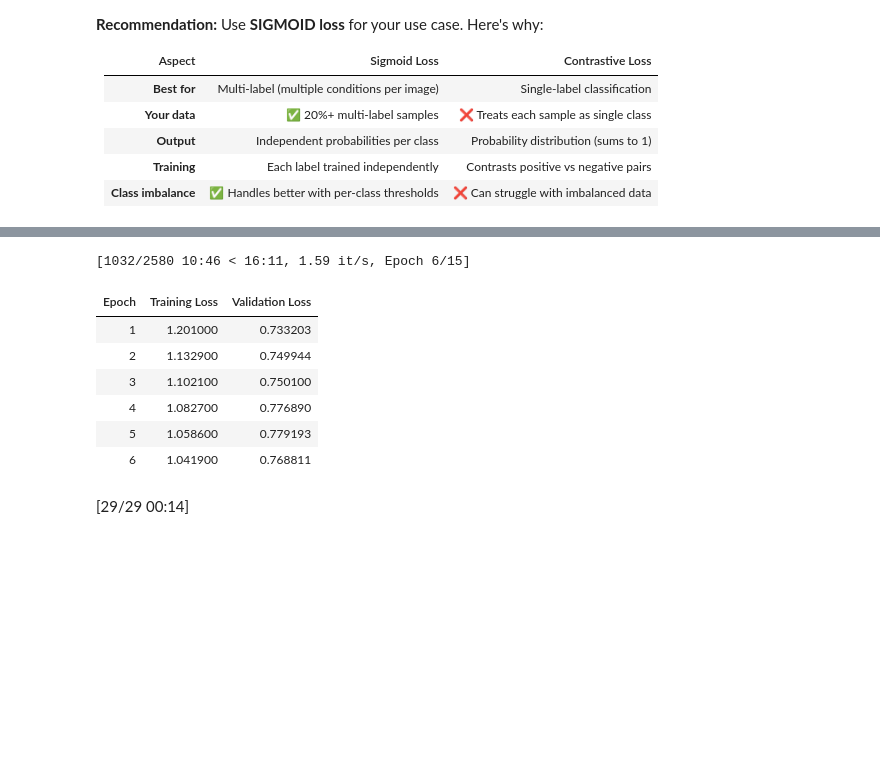
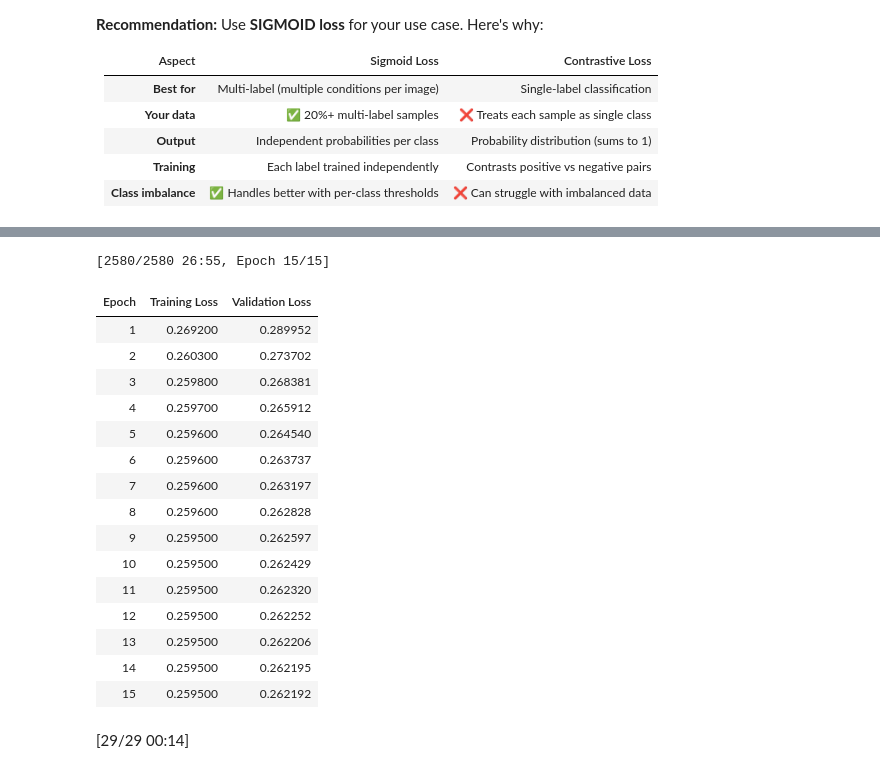
Before and after one commit to Vinooj/health-kiosk, a Jupyter notebook: train_siglip_lora_with_scin.ipynb, the cells around one changed output, grey strips where cells are left out. Saved outputs shown, nothing was run; the diff lists cells and outputs as text; code cells hidden in the pictures; blank space fills up the shorter version.

```diff
--- a/train_siglip_lora_with_scin.ipynb
+++ b/train_siglip_lora_with_scin.ipynb
@@ -1025,7 +1035,7 @@ training_args = TrainingArguments(
     weight_decay=config.weight_decay,
     warmup_steps=config.warmup_steps,
     lr_scheduler_type="cosine", # This is the "smart" scheduler.
-    fp16=config.fp16,
+    fp16=False, # config.fp16 (TEMPORARILY DISABLE MIXED PRECISION)
     eval_strategy="epoch",
     save_strategy="epoch",
     logging_steps=50,
@@ -1061,40 +1071,49 @@ trainer = SigLipTrainer(
     args=training_args,
     train_dataset=train_dataset,
     eval_dataset=val_dataset,
     callbacks=[early_stopping_callback],
     compute_metrics=compute_metrics,
 )
 
 
 print("\n" + "="*80)
 print("STARTING FINE-GRAINED TRAINING")
 print("="*80)
 print("Training with fine-grained condition labels...")
 print("Focus on discriminating between 66 specific conditions")
 print()
 
 train_result = trainer.train()
 
 print(f"\n✓ Training complete! Final loss: {train_result.training_loss:.4f}")
 
 # Evaluate
 test_results = trainer.evaluate(test_dataset)
 print(f"✓ Test loss: {test_results['eval_loss']:.4f}")
 
 # Save
 final_path = config.output_dir / 'final_model'
 trainer.save_model(str(final_path))
 processor.save_pretrained(str(final_path))
 print(f"✓ Model saved to: {final_path}")
 # %% [output]
-[1032/2580 10:46 < 16:11, 1.59 it/s, Epoch 6/15]
+[2580/2580 26:55, Epoch 15/15]
 | Epoch | Training Loss | Validation Loss |
-| 1 | 1.201000 | 0.733203 |
-| 2 | 1.132900 | 0.749944 |
-| 3 | 1.102100 | 0.750100 |
-| 4 | 1.082700 | 0.776890 |
-| 5 | 1.058600 | 0.779193 |
-| 6 | 1.041900 | 0.768811 |
+| 1 | 0.269200 | 0.289952 |
+| 2 | 0.260300 | 0.273702 |
+| 3 | 0.259800 | 0.268381 |
+| 4 | 0.259700 | 0.265912 |
+| 5 | 0.259600 | 0.264540 |
+| 6 | 0.259600 | 0.263737 |
+| 7 | 0.259600 | 0.263197 |
+| 8 | 0.259600 | 0.262828 |
+| 9 | 0.259500 | 0.262597 |
+| 10 | 0.259500 | 0.262429 |
+| 11 | 0.259500 | 0.262320 |
+| 12 | 0.259500 | 0.262252 |
+| 13 | 0.259500 | 0.262206 |
+| 14 | 0.259500 | 0.262195 |
+| 15 | 0.259500 | 0.262192 |
 [29/29 00:14]
 # %%
 def test_retrieval(model, processor, test_df, images_dir, n_samples=20, debug_limit=5):
```
Also changed, not shown: parts of 5 cells of this notebook.
